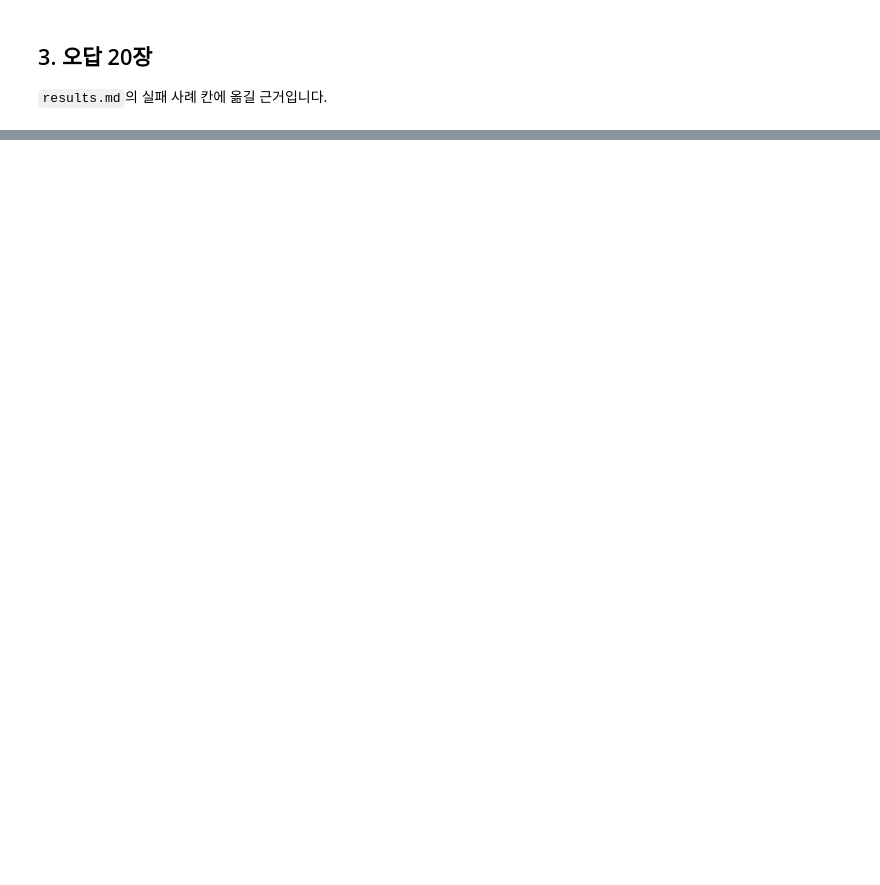
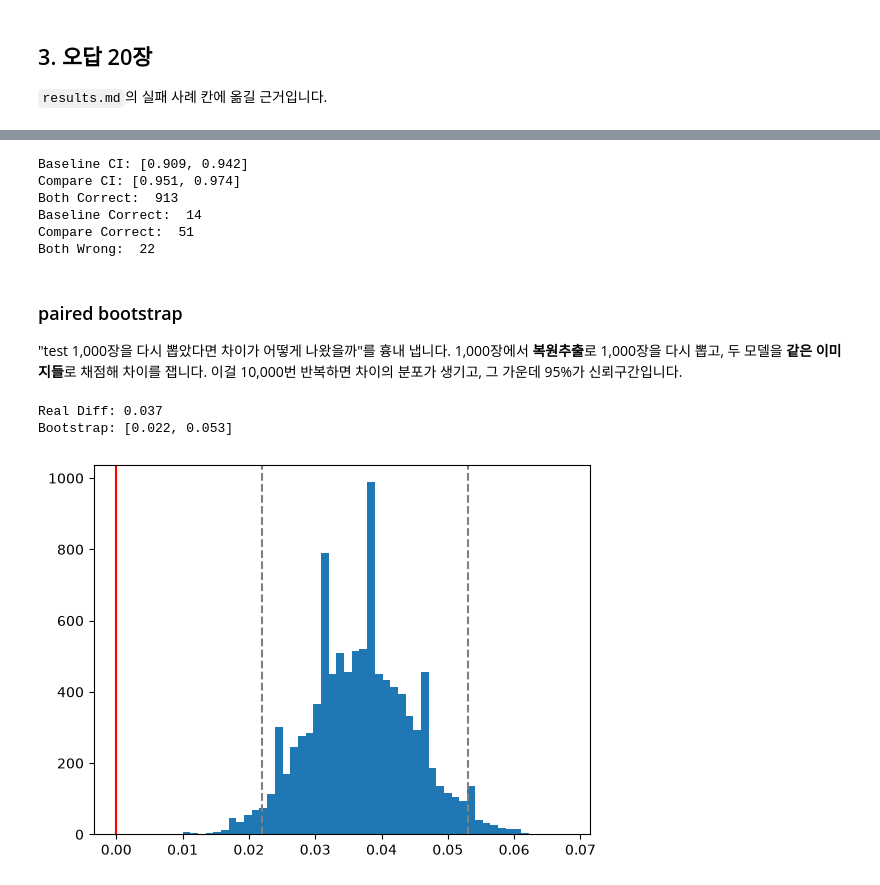
Before and after one commit to r-jelly/model-finetuning, a Jupyter notebook: notebooks/01_mnist.ipynb, the cells around one changed output, grey strips where cells are left out. Saved outputs shown, nothing was run; the diff lists cells and outputs as text; code cells hidden in the pictures; blank space fills up the shorter version.

```diff
--- a/notebooks/01_mnist.ipynb
+++ b/notebooks/01_mnist.ipynb
@@ -93,0 +125,80 @@ fig.savefig(run_dir / f"mistakes_{SPLIT}.png")
+# %%
+# TODO: 같은 mnist_index 순서로, 맞으면 1·틀리면 0인 numpy 배열 두 개를 만드세요.
+keys = sorted(baseline)
+baseline_correct = []
+compare_correct = []
+
+for key in keys:
+    if baseline[key]['label'] == baseline[key]['pred']:
+        baseline_correct.append(1)
+    else:
+        baseline_correct.append(0)
+
+    if compare[key]['label'] == compare[key]['pred']:
+        compare_correct.append(1)
+    else:
+        compare_correct.append(0)
+
+baseline_correct = np.array(baseline_correct)
+compare_correct = np.array(compare_correct)
+
+# TODO: 두 모델의 Wilson 95% 구간을 출력하세요 → results.md 결과 표의 95% CI 칸
+# 힌트: ci = binomtest(int(정답 수), n).proportion_ci(method="wilson") → ci.low, ci.high
+baseline_ci = binomtest(int(baseline_correct.sum()), len(baseline_correct)).proportion_ci(method='wilson')
+compare_ci = binomtest(int(compare_correct.sum()), len(compare_correct)).proportion_ci(method='wilson')
+print(f"Baseline CI: [{baseline_ci.low:.3f}, {baseline_ci.high:.3f}]")
+print(f"Compare CI: [{compare_ci.low:.3f}, {compare_ci.high:.3f}]")
+
+# TODO: 둘 다 맞음 / COMPARE만 맞음 / BASELINE만 맞음 / 둘 다 틀림 개수를 세세요 → 실패 사례 고를 때 사용
+# 힌트: ((baseline_correct == 0) & (compare_correct == 1)).sum()처럼 조건을 묶어 셉니다.
+print("Both Correct: ", ((baseline_correct==1) & (compare_correct==1)).sum())
+print("Baseline Correct: ", ((baseline_correct==1) & (compare_correct==0)).sum())
+print("Compare Correct: ", ((baseline_correct==0) & (compare_correct==1)).sum())
+print("Both Wrong: ", ((baseline_correct==0) & (compare_correct==0)).sum())
+# %% [output]
+Baseline CI: [0.909, 0.942]
+Compare CI: [0.951, 0.974]
+Both Correct:  913
+Baseline Correct:  14
+Compare Correct:  51
+Both Wrong:  22
+# %% [markdown]
+### paired bootstrap
+
+"test 1,000장을 다시 뽑았다면 차이가 어떻게 나왔을까"를 흉내 냅니다. 1,000장에서 **복원추출**로 1,000장을 다시 뽑고, 두 모델을 **같은 이미지들**로 채점해 차이를 잽니다. 이걸 10,000번 반복하면 차이의 분포가 생기고, 그 가운데 95%가 신뢰구간입니다.
+# %%
+N_BOOTSTRAP = 10_000
+rng = np.random.default_rng(0)  # seed를 고정해야 다시 실행해도 같은 구간이 나옵니다
+n = len(keys)
+
+# TODO: (COMPARE − BASELINE) 정확도 차이를 N_BOOTSTRAP번 계산해 diffs(numpy 배열)에 모으세요.
+# 1. idx = rng.integers(0, n, size=n)  → 위치 n개를 복원추출 (같은 위치가 여러 번 나올 수 있음)
+# 2. 두 배열에 '같은' idx를 씁니다: compare_correct[idx].mean() - baseline_correct[idx].mean()
+#    모델마다 따로 뽑으면 paired가 아닙니다.
+diffs = []
+for _ in range(N_BOOTSTRAP):
+    idx = rng.integers(0, n, size=n)
+    diffs.append(compare_correct[idx].mean() - baseline_correct[idx].mean())
+diffs = np.array(diffs, dtype=np.float32)
+
+# TODO: 실제 차이(원래 1,000장 기준)와 np.percentile(diffs, [2.5, 97.5])를 출력하세요 → results.md 표 아래 줄
+# 검산: 2026-10-21에 저장된 결과로는 차이 +0.037, 구간 약 [+0.022, +0.053]
+low, high = np.percentile(diffs, [2.5, 97.5])
+print(f"Real Diff: {compare_correct.mean() - baseline_correct.mean():.3f}")
+print(f"Bootstrap: [{low:.3f}, {high:.3f}]")
+# %% [output]
+Real Diff: 0.037
+Bootstrap: [0.022, 0.053]
+# %%
+# TODO (선택): diffs 히스토그램을 그리고 0 위치에 세로선을 그어, 구간이 0을 넘는지 눈으로 확인하세요.
+# 힌트: ax.hist(diffs, bins=50) → ax.axvline(0, color="red") → ax.axvline(하한·상한, linestyle="--")
+#       → fig.savefig(ns["OUTPUT_DIR"] / f"bootstrap_{COMPARE_SPLIT}.png")  # 두 실행 비교라 실행 폴더 밖에 저장
+
+fig, ax = plt.subplots()
+ax.hist(diffs, bins=50)
+ax.axvline(0, color="red")
+ax.axvline(low, linestyle='--', color='grey')
+ax.axvline(high, linestyle='--', color='grey')
+fig.show()
+# %% [output]
+[figure, added]
```
Also changed, not shown: parts of 5 cells of this notebook, 2 other files.
